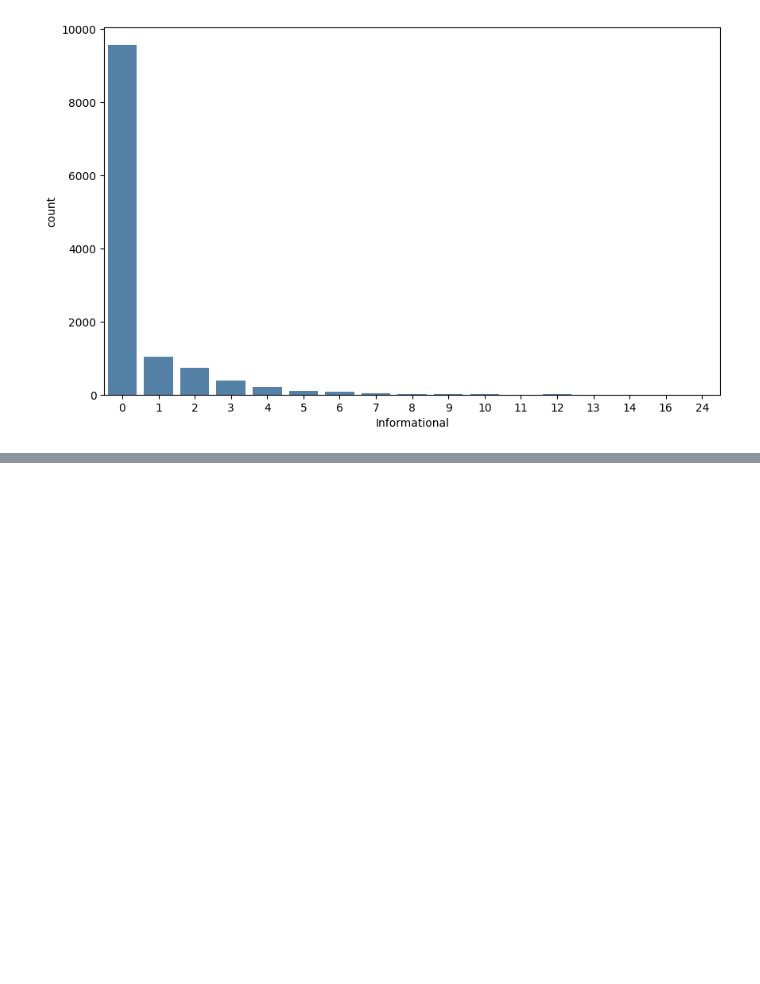
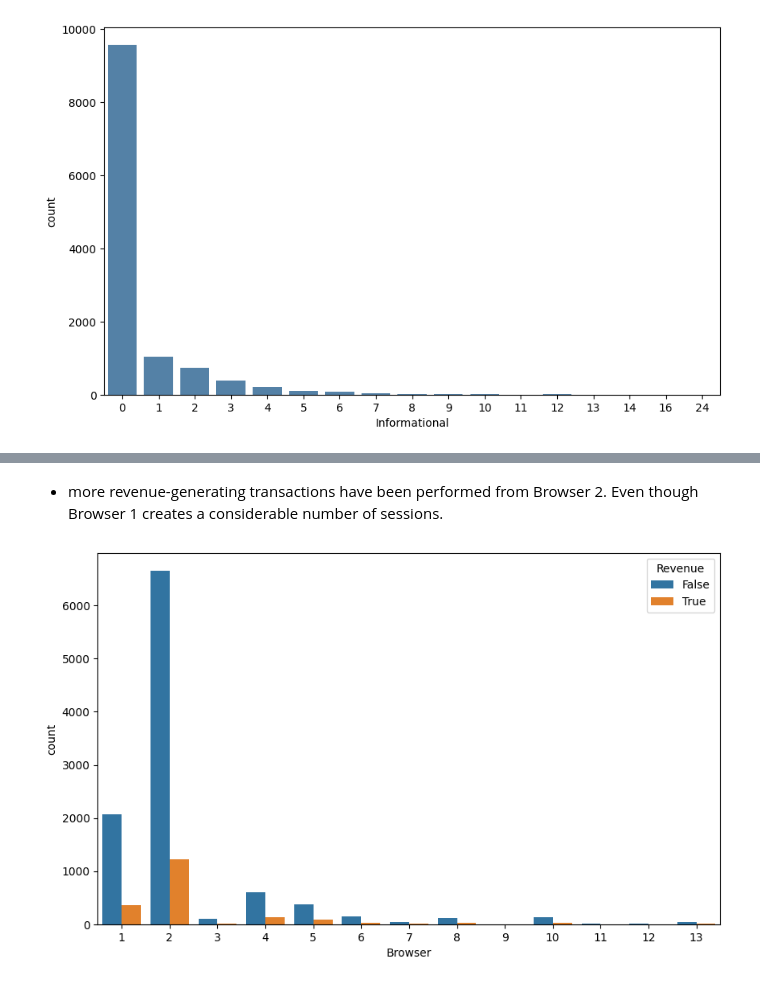
Before and after one commit to alaalmy-ahmed/Online-Shopper-s-Purchasing-Intention, a Jupyter notebook: Visual Analysis.ipynb, the cells around one changed output, grey strips where cells are left out. Cells and saved outputs as stored; diff of their text form; code cells hidden in the pictures; blank space fills up the shorter version.

```diff
--- a/Visual Analysis.ipynb
+++ b/Visual Analysis.ipynb
@@ -320,0 +352,6 @@ countplot_with_percentages('Informational', percent=False)
+# %% [markdown]
+- more revenue-generating transactions have been performed from Browser 2. Even though Browser 1 creates a considerable number of sessions.
+# %%
+countplot_with_percentages('Browser', hue='Revenue', percent=False, color=None)
+# %% [output]
+[figure, added]
```
Also changed, not shown: parts of 18 cells of this notebook, 7 other files.
